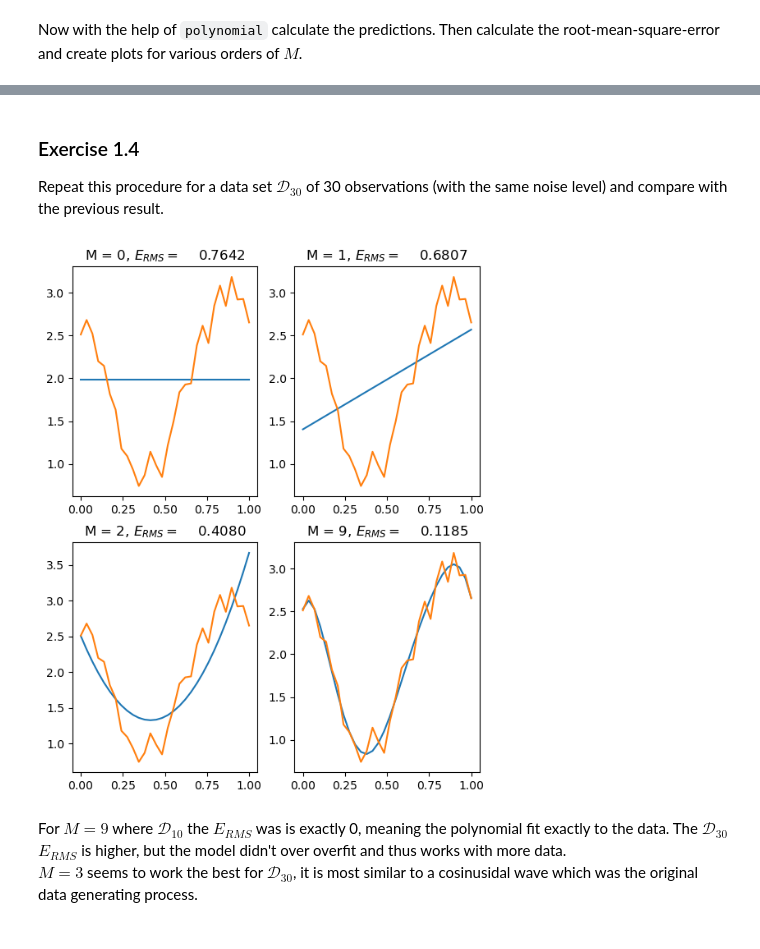
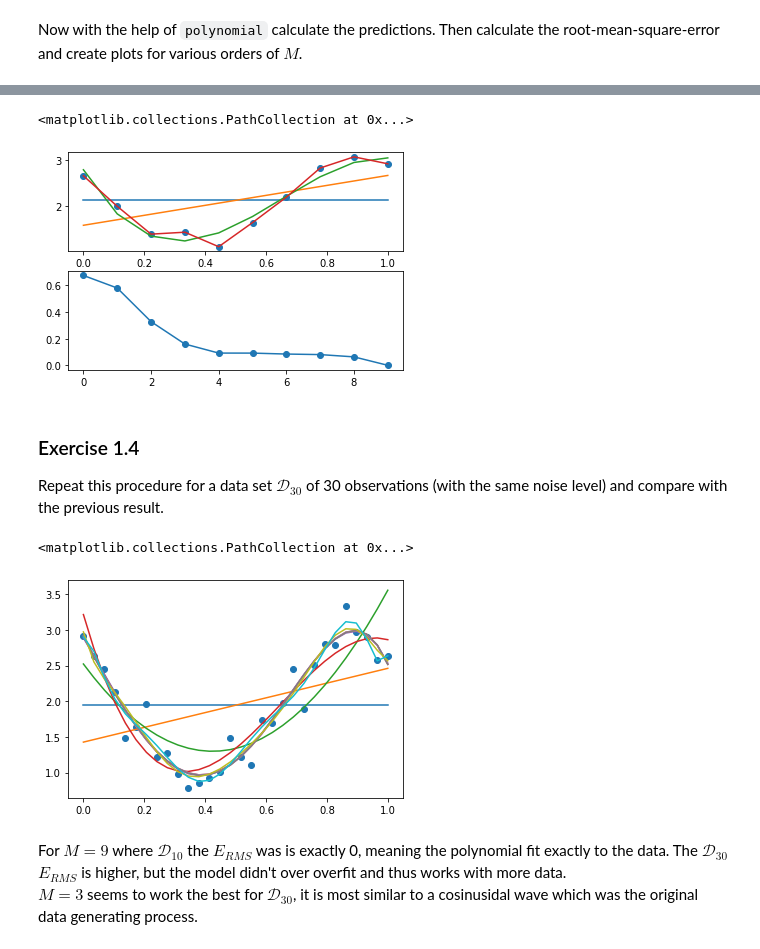
Before and after one commit to JvPost/SML, a Jupyter notebook: SML22_as01_1.ipynb, the cells around one changed output, grey strips where cells are left out. Saved outputs shown, nothing was run; the diff lists cells and outputs as text; code cells hidden in the pictures.

```diff
--- a/SML22_as01_1.ipynb
+++ b/SML22_as01_1.ipynb
@@ -231,16 +200,46 @@ plt.plot(X_train)
+# %%
+degrees = [i for i in range(0, 10)]
+degrees_to_show = [0, 1, 3, 9]
+
+fig, axs = plt.subplots(2, 1)
+
+E_rmss = []
+
+for deg in degrees:
+    w = polynomial_curve_fit(D_train, deg+1)
+    y = polynomial(X_train, w)
+    E = 0.5 * np.sum((y - t_train)**2)
+    E_rms = np.sqrt(2 * E / len(t_train))
+    E_rmss.append(E_rms)
+
+    if (deg in degrees_to_show):
+        axs[0].plot(X_train, y)
+
+axs[0].scatter(X_train, t_train)
+axs[1].plot(E_rmss)
+axs[1].scatter(degrees, E_rmss)
+# %% [output]
+<matplotlib.collections.PathCollection at 0x...>
+[figure, added]
 # %% [markdown]
 ### Exercise 1.4
 Repeat this procedure for a data set $\mathcal{D}_{30}$ of 30 observations (with the same noise level) and compare with the previous result.
 # %%
 # YOUR CODE HERE
 N_train = 30
 X_train = np.linspace(0, 1, N_train)
 t_train = [f(x) + np.random.normal(0, 0.2) for x in X_train]
 D_train = np.dstack((X_train, t_train)).squeeze()
 
-plot(y, t_train, deg)
+for deg in degrees:
+    w = polynomial_curve_fit(D_train, deg+1)
+    y = polynomial(X_train, w)
+    plt.plot(X_train, y)
+
+plt.scatter(X_train, t_train)
 # %% [output]
+<matplotlib.collections.PathCollection at 0x...>
-[figure, old version]
+[figure, new version]
 # %% [markdown]
 For $M=9$ where $\mathcal{D}_{10}$ the $E_{RMS}$ was is exactly 0, meaning the polynomial fit exactly to the data. The $\mathcal{D}_{30}$ $E_{RMS}$ is higher, but the model didn't over overfit and thus works with more data.
 $M=3$ seems to work the best for $\mathcal{D}_{30}$, it is most similar to a cosinusidal wave which was the original data generating process.
```
Also changed, not shown: parts of 3 cells of this notebook.
